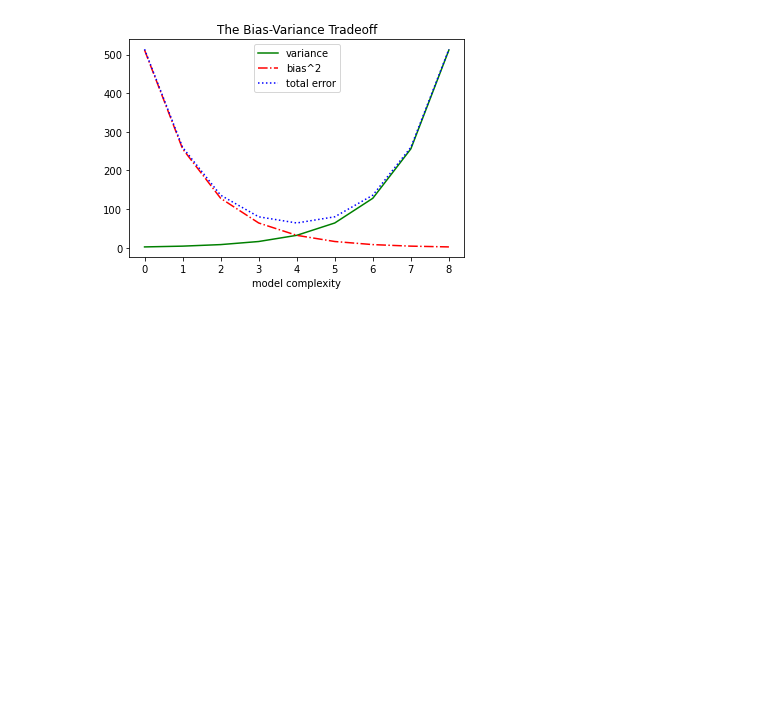
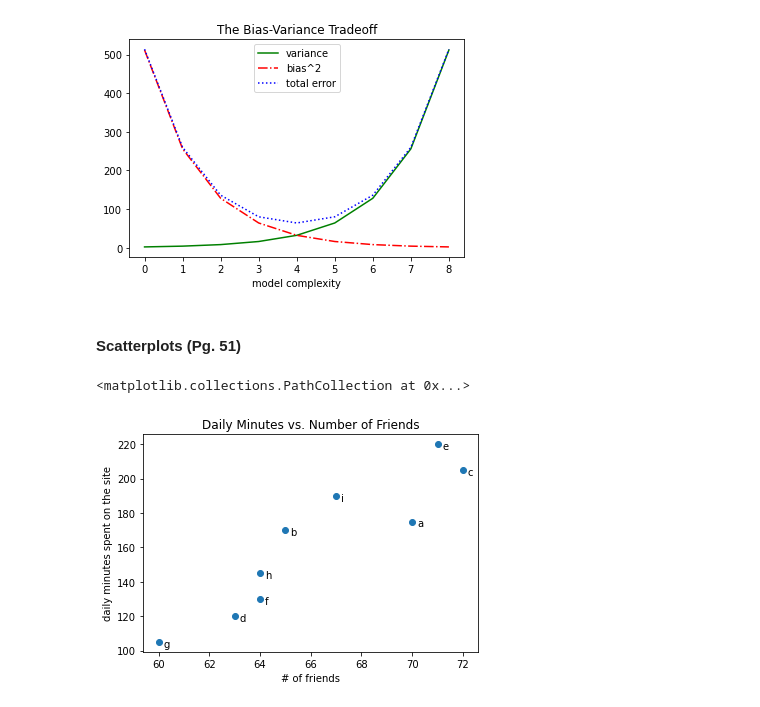
Before and after one commit to bassaad17/data-science-from-scratch, a Jupyter notebook: ntbks-ba17/chp03_visualizingdata.ipynb, the cells around one changed output. Cells and saved outputs as stored; diff of their text form; code cells hidden in the pictures; blank space fills up the shorter version.

```diff
--- a/ntbks-ba17/chp03_visualizingdata.ipynb
+++ b/ntbks-ba17/chp03_visualizingdata.ipynb
@@ -89,3 +89,26 @@ plt.title("The Bias-Variance Tradeoff")
 # %% [output]
 Text(0.5, 1.0, 'The Bias-Variance Tradeoff')
 [figure]
+# %% [markdown]
+#### Scatterplots (Pg. 51)
+# %%
+friends = [70, 65, 72, 63, 71, 64, 60, 64, 67]
+minutes = [175, 170, 205, 120, 220, 130, 105, 145, 190]
+labels = ['a', 'b', 'c', 'd', 'e', 'f', 'g', 'h', 'i']
+# %%
+for label, friend_count, minute_count in zip (labels, friends, minutes):
+        plt.annotate(
+                label,
+                xy=(friend_count, minute_count), #put the label with the point
+                xytext=(5,-5), # slightly offset label position
+                textcoords='offset points'
+        )
+
+plt.title("Daily Minutes vs. Number of Friends")
+plt.xlabel("# of friends")
+plt.ylabel("daily minutes spent on the site")
+
+plt.scatter(friends, minutes)
+# %% [output]
+<matplotlib.collections.PathCollection at 0x...>
+[figure, added]
```
